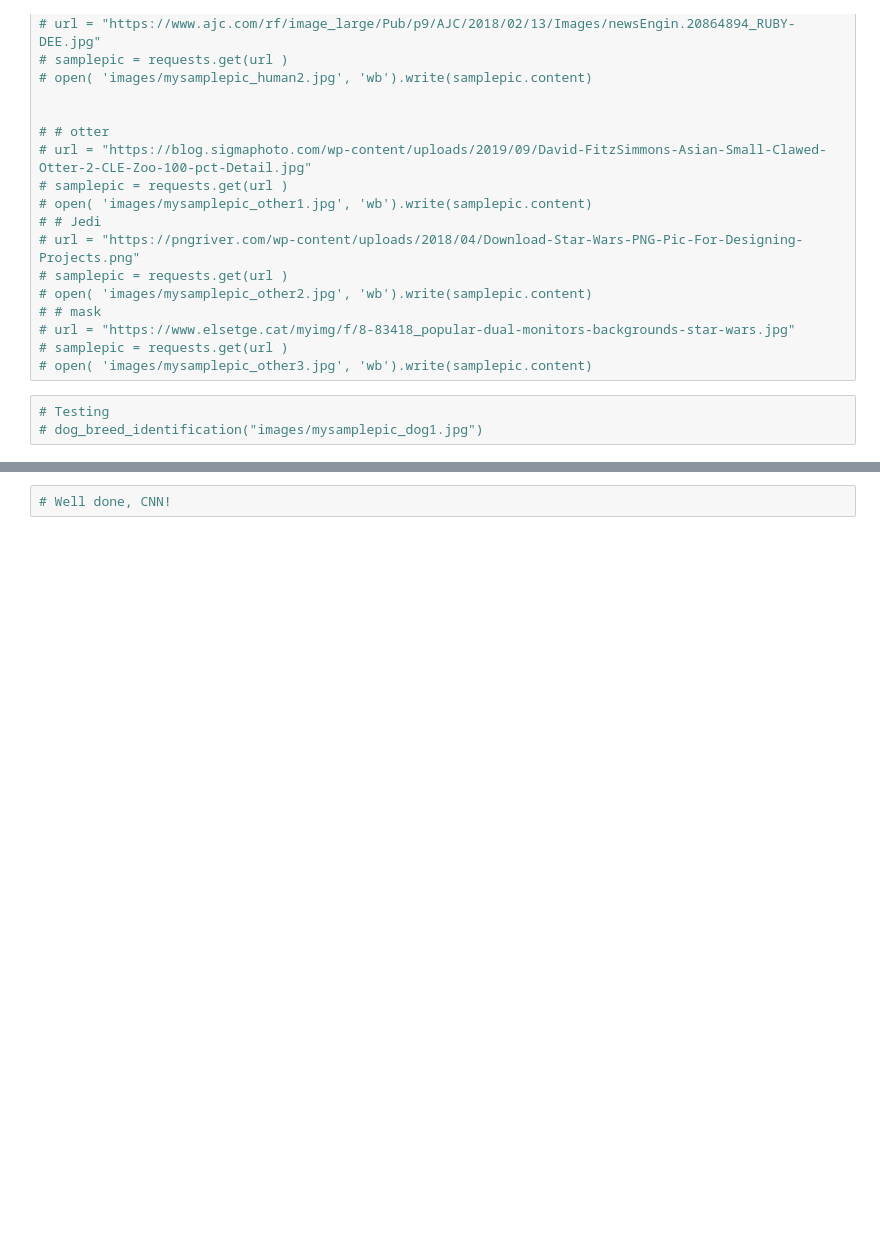
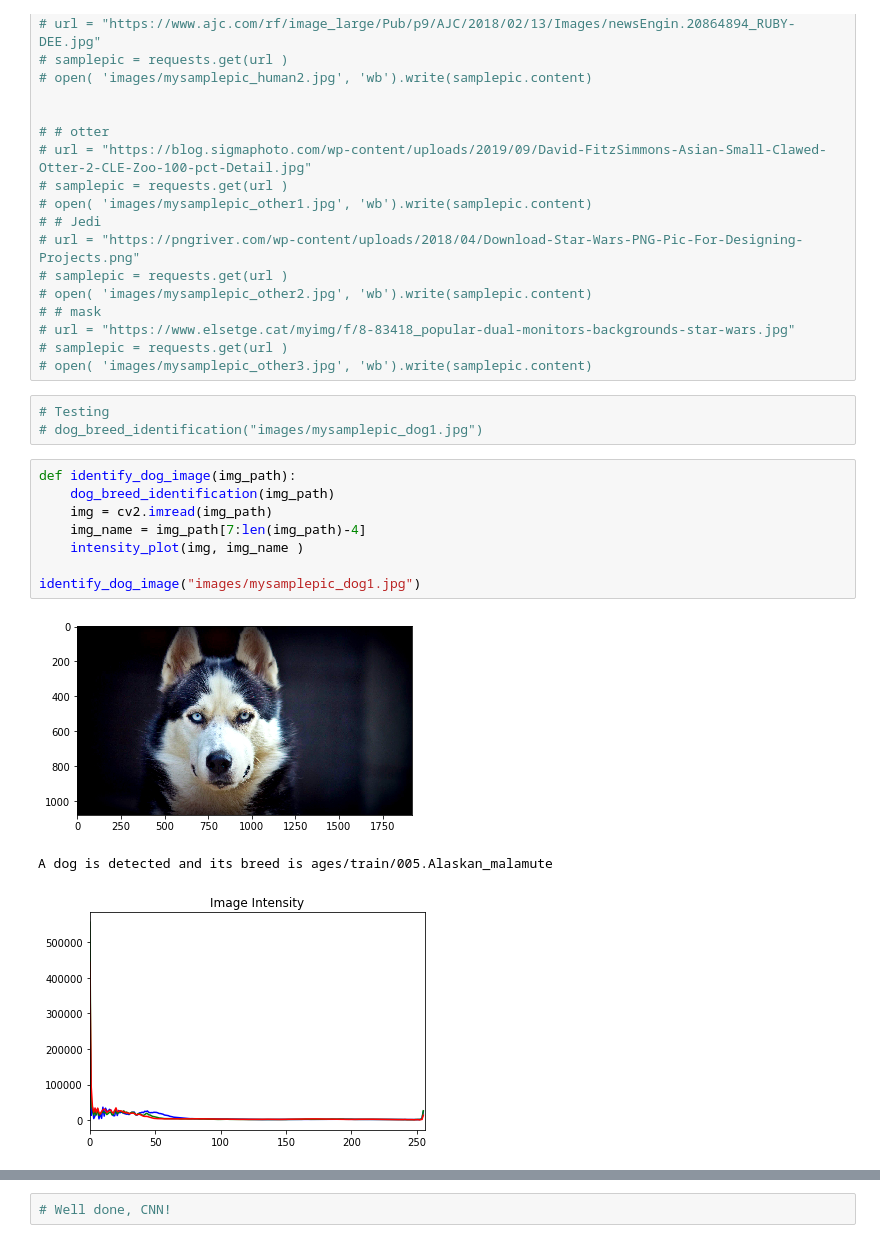
Before and after one commit to yz14689/DSNP_Capstone, a Jupyter notebook: dog_app.ipynb, the cells around one changed output, grey strips where cells are left out. Cells and saved outputs as stored; diff of their text form; blank space fills up the shorter version.

```diff
--- a/dog_app.ipynb
+++ b/dog_app.ipynb
@@ -1131,6 +1132,18 @@ There a few ways to improve the model, including but not limited to the followin
 # %%
 # Testing
 # dog_breed_identification("images/mysamplepic_dog1.jpg")
+# %%
+def identify_dog_image(img_path):
+    dog_breed_identification(img_path)
+    img = cv2.imread(img_path)
+    img_name = img_path[7:len(img_path)-4]
+    intensity_plot(img, img_name )
+
+identify_dog_image("images/mysamplepic_dog1.jpg")
+# %% [output]
+[figure, added]
+A dog is detected and its breed is ages/train/005.Alaskan_malamute
+[figure, added]
 # %%
 ## TODO: Execute your algorithm from Step 6 on
 ## at least 6 images on your computer.
```
Also changed, not shown: parts of 14 cells of this notebook.
